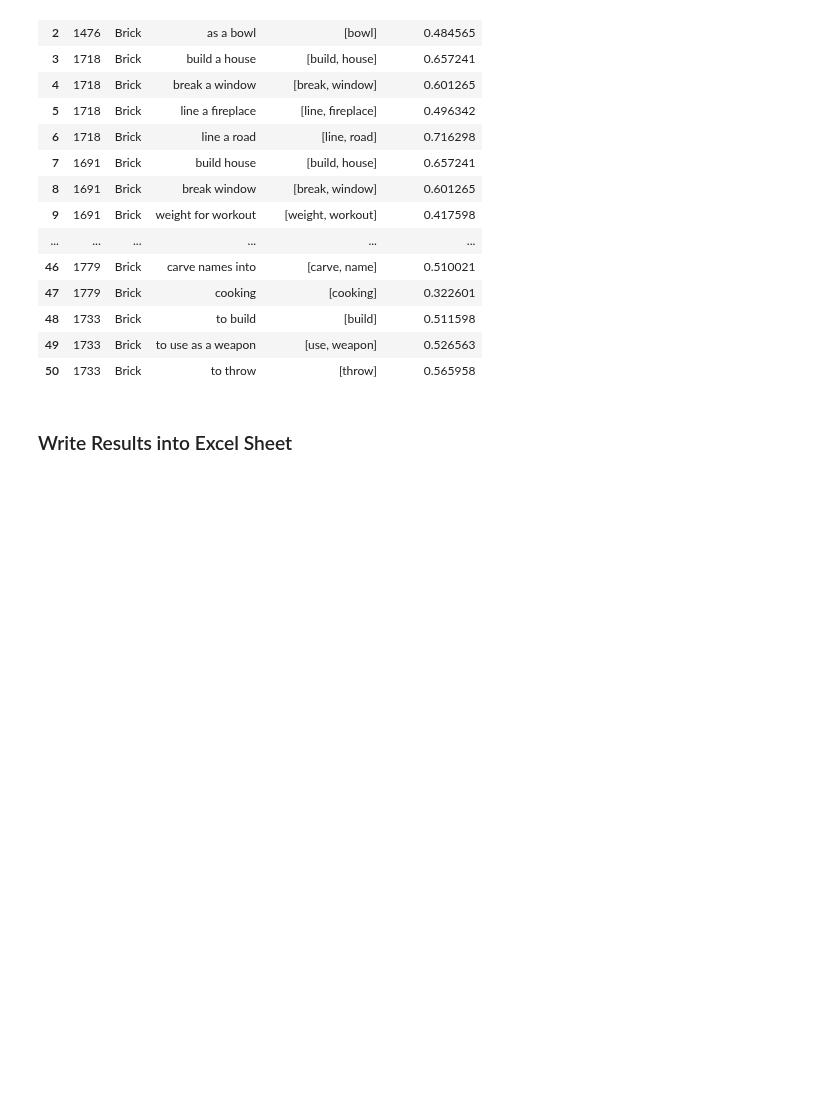
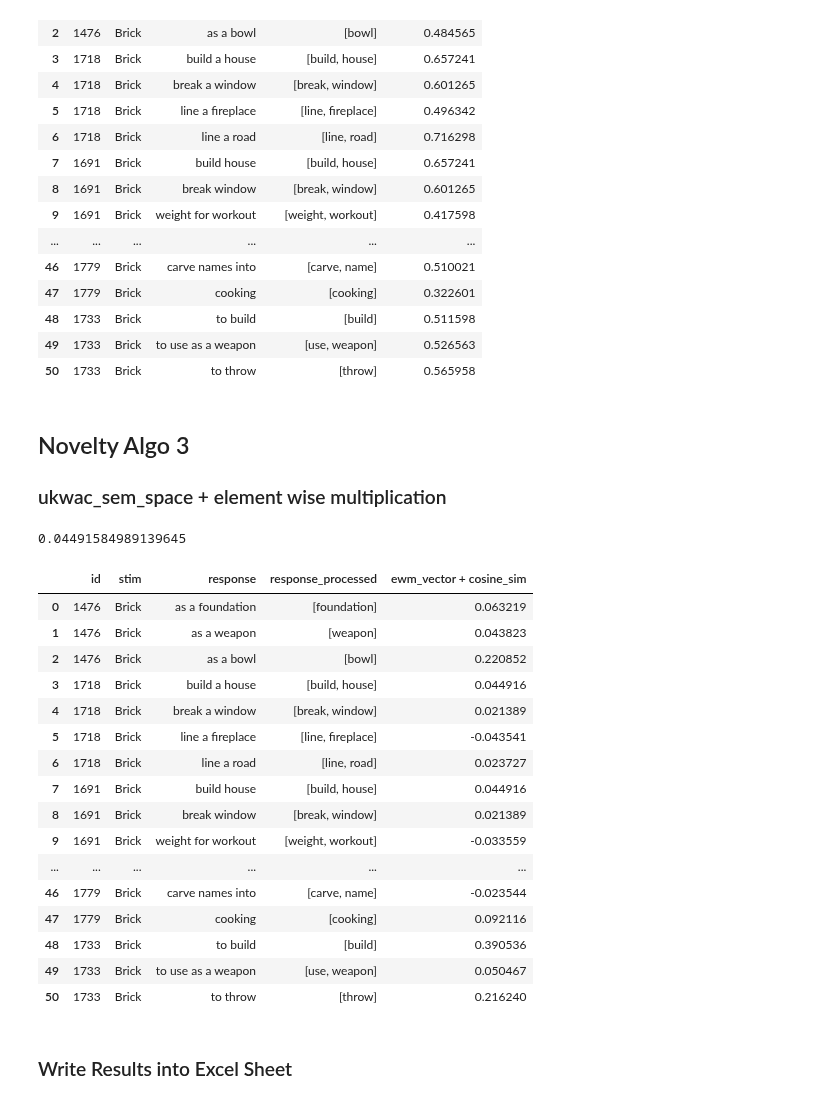
Before and after one commit to DijunQuant/AUT-Scoring, a Jupyter notebook: scripts/novelty_algo.ipynb, the cells around one changed output. Drawn from its saved outputs; the diff is of its cells as text; code cells hidden in the pictures; blank space fills up the shorter version.

Commit message:
element wise multiplication vector implementation

```diff
--- a/scripts/novelty_algo.ipynb
+++ b/scripts/novelty_algo.ipynb
@@ -72,6 +72,7 @@ def process_text(text, stopwords_list, stem=True):
     # hardcorded for special situations
     text = re.sub("wedging","wedge", text)
     text = re.sub("exersizing","exercising", text)
+    text = re.sub("thrown","throw", text)
 
     text = re.sub("/|-"," ", text)
     text = text.translate(str.maketrans('','',string.punctuation))
@@ -296,3 +324,6 @@ data_brick_novelty_word2vec_sif_cosinesim
 | 48 | 1733 | Brick | to build | [build] | 0.511598 |
 | 49 | 1733 | Brick | to use as a weapon | [use, weapon] | 0.526563 |
 | 50 | 1733 | Brick | to throw | [throw] | 0.565958 |
+# %% [markdown]
+## Novelty Algo 3
+### ukwac_sem_space + element wise multiplication
@@ -299,3 +347,58 @@ data_brick_novelty_word2vec_sif_cosinesim
+# %%
+# get cosine sim from prompt and ewm
+def get_cosine_sim_ewm(prompt, response):
+    prompt_vector = np.array(ukwac_sem_space.loc[prompt].values.tolist())
+    ewm_vector = get_ew_multiplied_vector(response)
+
+    return get_cosine_similarity(prompt_vector, ewm_vector)
+# %%
+def get_novelty_ukwac_multiplication_cosinesim(df, prompt, stopwords_list, model):
+    # clean the responses
+    novel_rating_df = get_cleaned_responses(df, stopwords_list)
+    cleaned_responses = novel_rating_df['response_processed'].tolist()
+    # list to store cosine sims
+    cosine_sim_list = []
+
+    # implement algo
+    # pass in clean responses
+    for response in cleaned_responses:
+        # add novelty rating to list
+        cosine_sim_list.append(get_cosine_sim_ewm(prompt, response))
+
+    # add novelty rating list to dataframe
+    novel_rating_df['ewm_vector + cosine_sim'] = cosine_sim_list
+
+    # new column with novelty rating
+    return novel_rating_df
+# %%
+test1 = np.array(ukwac_sem_space.loc['house'].values.tolist())
+test2 = np.array(ukwac_sem_space.loc['build'].values.tolist())
+test4 = test1 * test2
+test3 = np.array(ukwac_sem_space.loc['brick'].values.tolist())
+print(cosine_similarity(test4.reshape(1, -1), test3.reshape(1, -1))[0][0])
+# %% [output]
+0.04491584989139645
+# %%
+data_brick_novelty_ukwac_ewm_cosinesim = get_novelty_ukwac_multiplication_cosinesim(data_brick, 'brick', stopwords_spacy, word_model_twitter25)
+data_brick_novelty_ukwac_ewm_cosinesim
+# %% [output]
+|  | id | stim | response | response_processed | ewm_vector + cosine_sim |
+| 0 | 1476 | Brick | as a foundation | [foundation] | 0.063219 |
+| 1 | 1476 | Brick | as a weapon | [weapon] | 0.043823 |
+| 2 | 1476 | Brick | as a bowl | [bowl] | 0.220852 |
+| 3 | 1718 | Brick | build a house | [build, house] | 0.044916 |
+| 4 | 1718 | Brick | break a window | [break, window] | 0.021389 |
+| 5 | 1718 | Brick | line a fireplace | [line, fireplace] | -0.043541 |
+| 6 | 1718 | Brick | line a road | [line, road] | 0.023727 |
+| 7 | 1691 | Brick | build house | [build, house] | 0.044916 |
+| 8 | 1691 | Brick | break window | [break, window] | 0.021389 |
+| 9 | 1691 | Brick | weight for workout | [weight, workout] | -0.033559 |
+| ... | ... | ... | ... | ... | ... |
+| 46 | 1779 | Brick | carve names into | [carve, name] | -0.023544 |
+| 47 | 1779 | Brick | cooking | [cooking] | 0.092116 |
+| 48 | 1733 | Brick | to build | [build] | 0.390536 |
+| 49 | 1733 | Brick | to use as a weapon | [use, weapon] | 0.050467 |
+| 50 | 1733 | Brick | to throw | [throw] | 0.216240 |
 # %% [markdown]
 ### Write Results into Excel Sheet
 # %%
```
Also changed, not shown: parts of 7 cells of this notebook.
